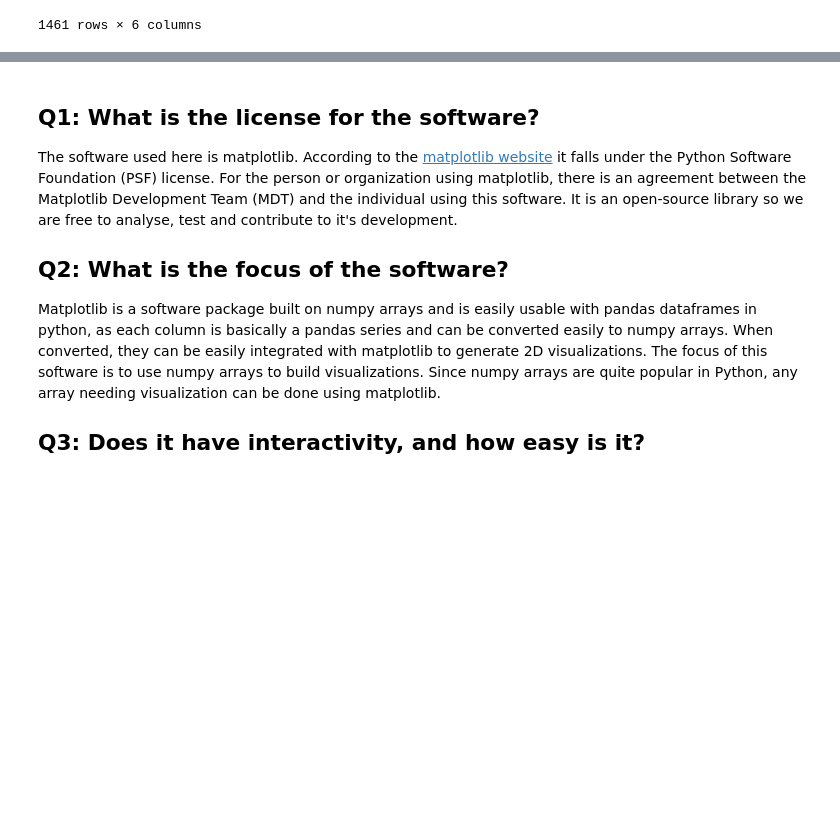
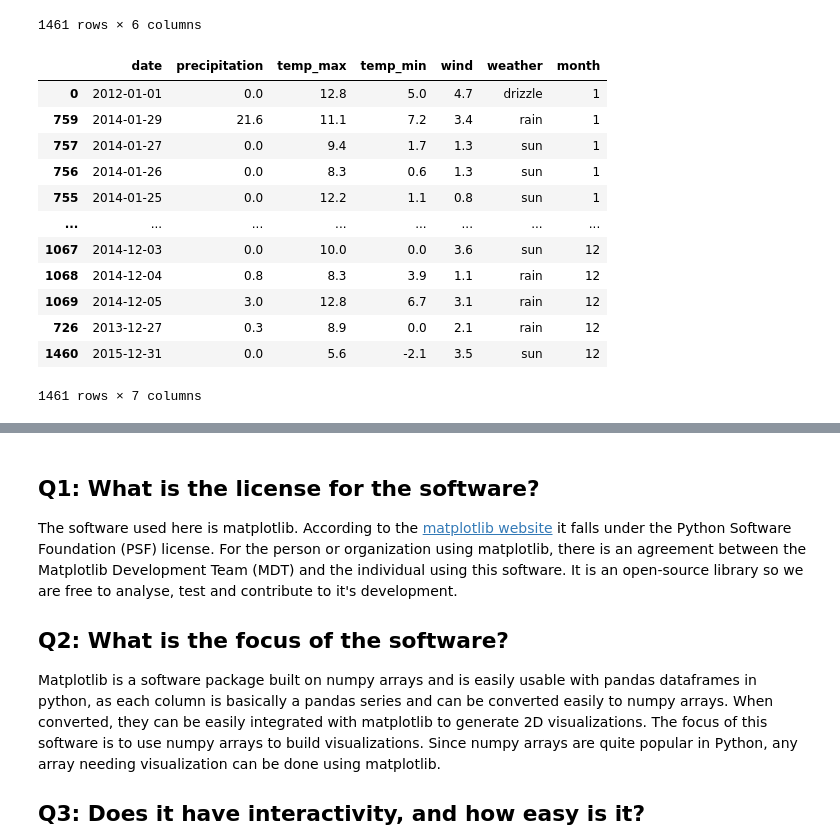
Before and after one commit to sreenithibalasu/MSIM_assignments, a Jupyter notebook: balasubramanian-sreenithi-assignment-4.ipynb, the cells around one changed output, grey strips where cells are left out. Cells and saved outputs as stored; diff of their text form; code cells hidden in the pictures; blank space fills up the shorter version.

```diff
--- a/balasubramanian-sreenithi-assignment-4.ipynb
+++ b/balasubramanian-sreenithi-assignment-4.ipynb
@@ -49,3 +45,19 @@ for i in df.index:
+# %%
+df
+# %% [output]
+|  | date | precipitation | temp_max | temp_min | wind | weather | month |
+| 0 | 2012-01-01 | 0.0 | 12.8 | 5.0 | 4.7 | drizzle | 1 |
+| 759 | 2014-01-29 | 21.6 | 11.1 | 7.2 | 3.4 | rain | 1 |
+| 757 | 2014-01-27 | 0.0 | 9.4 | 1.7 | 1.3 | sun | 1 |
+| 756 | 2014-01-26 | 0.0 | 8.3 | 0.6 | 1.3 | sun | 1 |
+| 755 | 2014-01-25 | 0.0 | 12.2 | 1.1 | 0.8 | sun | 1 |
+| ... | ... | ... | ... | ... | ... | ... | ... |
+| 1067 | 2014-12-03 | 0.0 | 10.0 | 0.0 | 3.6 | sun | 12 |
+| 1068 | 2014-12-04 | 0.8 | 8.3 | 3.9 | 1.1 | rain | 12 |
+| 1069 | 2014-12-05 | 3.0 | 12.8 | 6.7 | 3.1 | rain | 12 |
+| 726 | 2013-12-27 | 0.3 | 8.9 | 0.0 | 2.1 | rain | 12 |
+| 1460 | 2015-12-31 | 0.0 | 5.6 | -2.1 | 3.5 | sun | 12 |
+1461 rows × 7 columns
 # %%
 df = df.groupby(['month', 'weather']).size().to_frame('size').unstack(fill_value=0).stack()
 # %%
```
Also changed, not shown: parts of 6 cells of this notebook.
